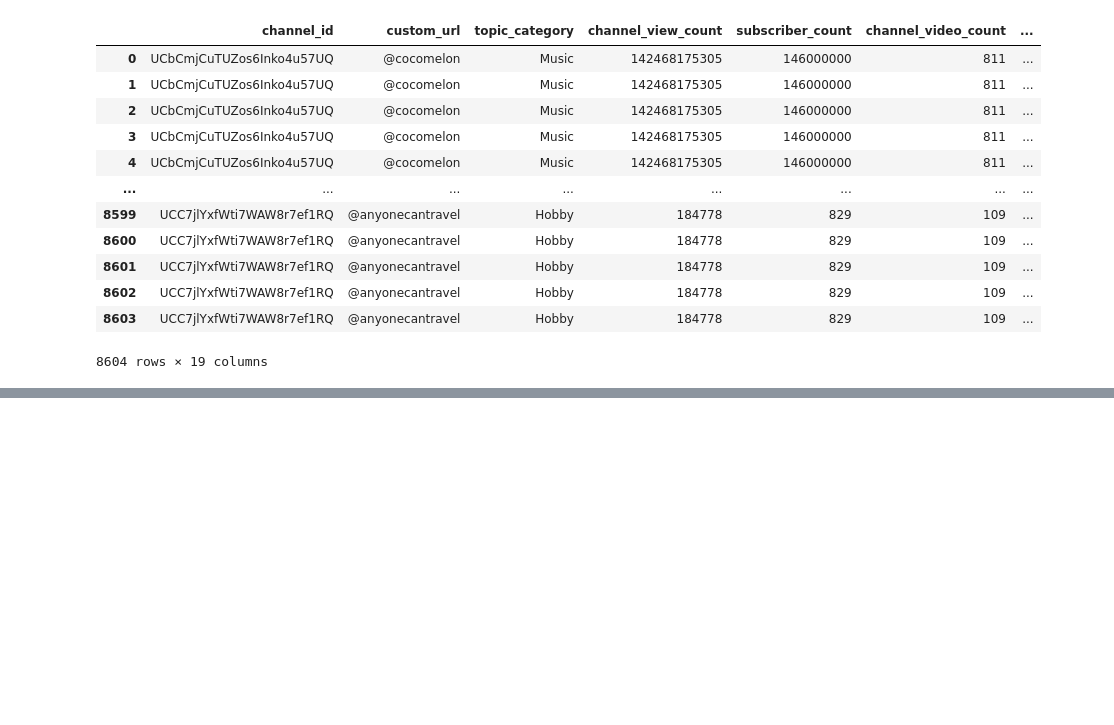
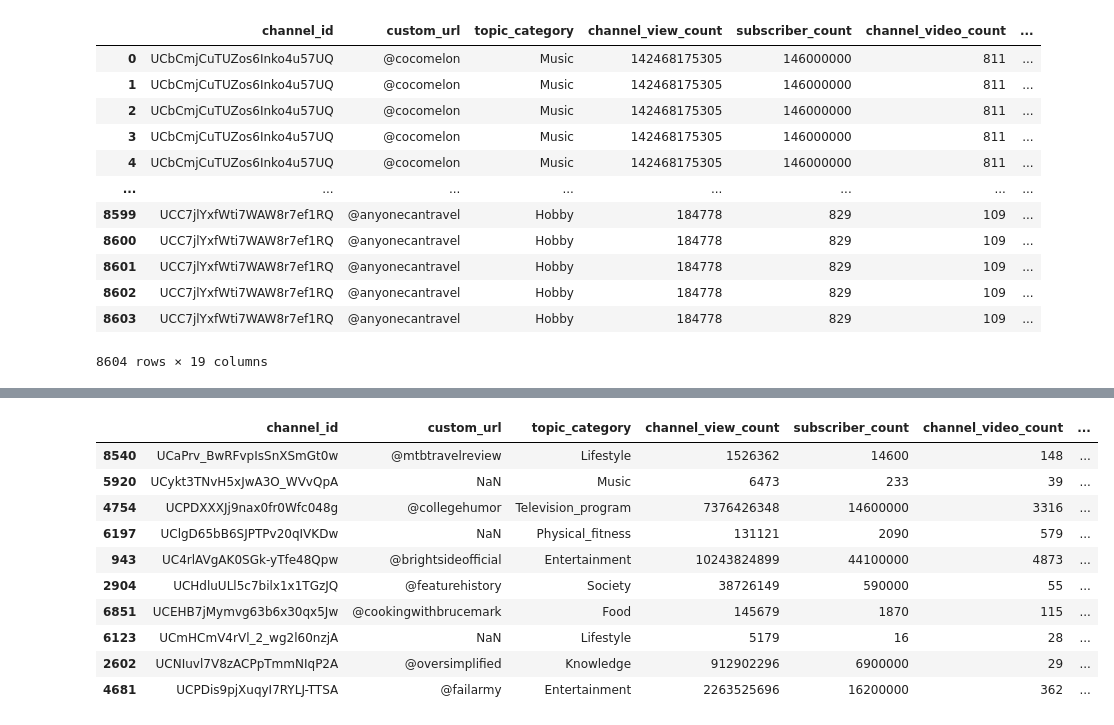
Before and after one commit to SNEHALDD/Youtube_Video_Analysis, a Jupyter notebook: Database/cleaning_dataframe.ipynb, the cells around one changed output, grey strips where cells are left out. Drawn from its saved outputs; the diff is of its cells as text; code cells hidden in the pictures; blank space fills up the shorter version.

```diff
--- a/Database/cleaning_dataframe.ipynb
+++ b/Database/cleaning_dataframe.ipynb
@@ -436,0 +512,3 @@ joined_df.to_csv("ready_for_sql/binned_joined_data.csv", index=False)
+# %%
+df2=pd.read_csv("ready_for_sql/binned_joined_data.csv")
+df2.head()
@@ -436,0 +522,24 @@ joined_df.to_csv("ready_for_sql/binned_joined_data.csv", index=False)
+# %%
+df2["topic_category"]=df2["topic_category"].replace("Hip_hop_music","Music")
+df2["topic_category"]=df2["topic_category"].replace("Rock_music","Music")
+df2["topic_category"]=df2["topic_category"].replace("Pop_music","Music")
+df2["topic_category"]=df2["topic_category"].replace("Electronic_music","Music")
+df2["topic_category"]=df2["topic_category"].replace("Classical_music","Music")
+df2["topic_category"]=df2["topic_category"].replace("Christian_music","Music")
+df2["topic_category"]=df2["topic_category"].replace("Action-adventure_game","Video_game_culture")
+df2["topic_category"]=df2["topic_category"].replace("Strategy_video_game","Video_game_culture")
+df2["topic_category"]=df2["topic_category"].replace("Military","Lifestyle")
+df2["topic_category"]=df2["topic_category"].replace("American_football","Sport")
+df2.sample(10)
+# %% [output]
+|  | channel_id | custom_url | topic_category | channel_view_count | subscriber_count | channel_video_count | ... |
+| 8540 | UCaPrv_BwRFvpIsSnXSmGt0w | @mtbtravelreview | Lifestyle | 1526362 | 14600 | 148 | ... |
+| 5920 | UCykt3TNvH5xJwA3O_WVvQpA | NaN | Music | 6473 | 233 | 39 | ... |
+| 4754 | UCPDXXXJj9nax0fr0Wfc048g | @collegehumor | Television_program | 7376426348 | 14600000 | 3316 | ... |
+| 6197 | UClgD65bB6SJPTPv20qIVKDw | NaN | Physical_fitness | 131121 | 2090 | 579 | ... |
+| 943 | UC4rlAVgAK0SGk-yTfe48Qpw | @brightsideofficial | Entertainment | 10243824899 | 44100000 | 4873 | ... |
+| 2904 | UCHdluULl5c7bilx1x1TGzJQ | @featurehistory | Society | 38726149 | 590000 | 55 | ... |
+| 6851 | UCEHB7jMymvg63b6x30qx5Jw | @cookingwithbrucemark | Food | 145679 | 1870 | 115 | ... |
+| 6123 | UCmHCmV4rVl_2_wg2l60nzjA | NaN | Lifestyle | 5179 | 16 | 28 | ... |
+| 2602 | UCNIuvl7V8zACPpTmmNIqP2A | @oversimplified | Knowledge | 912902296 | 6900000 | 29 | ... |
+| 4681 | UCPDis9pjXuqyI7RYLJ-TTSA | @failarmy | Entertainment | 2263525696 | 16200000 | 362 | ... |
```
Also changed, not shown: parts of 17 cells of this notebook, 12 other files.
